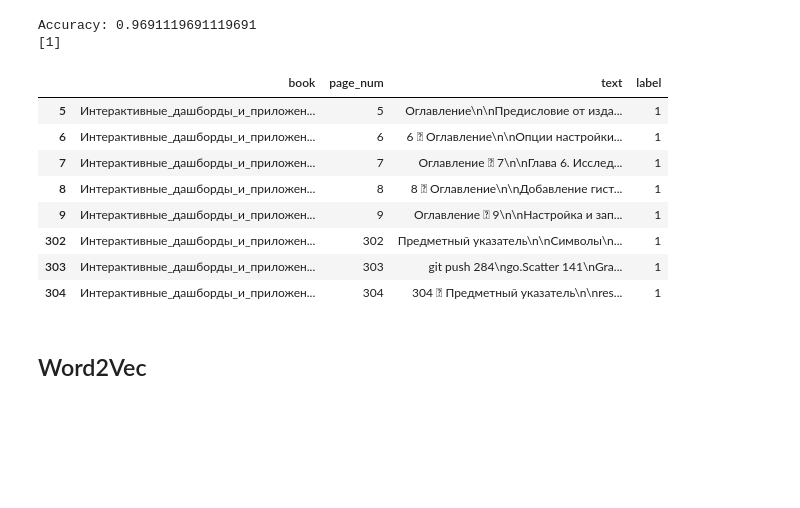
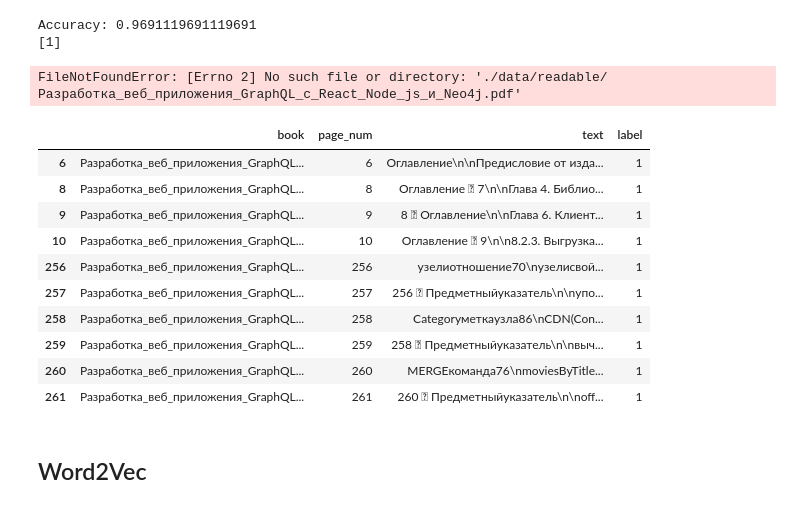
Before and after one commit to katanayka/CADO, a Jupyter notebook: research/generate_Train_data.ipynb, the cells around one changed output. Cells and saved outputs as stored; diff of their text form; code cells hidden in the pictures; blank space fills up the shorter version.

```diff
--- a/research/generate_Train_data.ipynb
+++ b/research/generate_Train_data.ipynb
@@ -171,34 +183,43 @@ print(clf.predict(vectorizer.transform([text])))
 # %% [output]
 Accuracy: 0.9691119691119691
 [1]
+# %%
+book_name_ = "Разработка_веб_приложения_GraphQL_с_React_Node_js_и_Neo4j.pdf"
+data_folder_ = "./data/test"
+bookDF = bookToDF(book_name_, data_folder_)
+bookDF["prediction"] = clf.predict(vectorizer.transform(bookDF["text"]))
+# %% [output]
+FileNotFoundError: [Errno 2] No such file or directory: './data/readable/Разработка_веб_приложения_GraphQL_с_React_Node_js_и_Neo4j.pdf'
 # %%
 from tqdm import tqdm
 
 # Take (./data/test/Интерактивные_дашборды_и_приложения_с_Plotly_и_Dash.pdf) and get pages where is the table of contents
 df_book = pd.DataFrame(columns=["book", "page_num", "text"])
-book_name = "Интерактивные_дашборды_и_приложения_с_Plotly_и_Dash.pdf"
+book_name = "Разработка_веб_приложения_GraphQL_с_React_Node_js_и_Neo4j.pdf"
 data_folder_ = "./data/test"
 len_book = len(list(extract_pages(f"{data_folder_}/{book_name}")))
 # Iterate over each page of the book
 for page in tqdm(range(len_book)):
     text = ""
     text += extract_text(f"{data_folder_}/{book_name}", page_numbers=[page])
     # Add to df the name of the book and text from the page
     df_book.loc[len(df_book)] = [book_name, page, text]
 
 # Use the model to predict if the page is a table of contents
 df_book["label"] = clf.predict(vectorizer.transform(df_book["text"]))
 df_book[df_book["label"] == 1]
 # %% [output]
 |  | book | page_num | text | label |
-| 5 | Интерактивные_дашборды_и_приложен... | 5 | Оглавление\n\nПредисловие от изда... | 1 |
-| 6 | Интерактивные_дашборды_и_приложен... | 6 | 6  Оглавление\n\nОпции настройки... | 1 |
-| 7 | Интерактивные_дашборды_и_приложен... | 7 | Оглавление  7\n\nГлава 6. Исслед... | 1 |
-| 8 | Интерактивные_дашборды_и_приложен... | 8 | 8  Оглавление\n\nДобавление гист... | 1 |
-| 9 | Интерактивные_дашборды_и_приложен... | 9 | Оглавление  9\n\nНастройка и зап... | 1 |
-| 302 | Интерактивные_дашборды_и_приложен... | 302 | Предметный указатель\n\nСимволы\n... | 1 |
-| 303 | Интерактивные_дашборды_и_приложен... | 303 | git push 284\ngo.Scatter 141\nGra... | 1 |
-| 304 | Интерактивные_дашборды_и_приложен... | 304 | 304  Предметный указатель\n\nres... | 1 |
+| 6 | Разработка_веб_приложения_GraphQL... | 6 | Оглавление\n\nПредисловие от изда... | 1 |
+| 8 | Разработка_веб_приложения_GraphQL... | 8 | Оглавление  7\n\nГлава 4. Библио... | 1 |
+| 9 | Разработка_веб_приложения_GraphQL... | 9 | 8  Оглавление\n\nГлава 6. Клиент... | 1 |
+| 10 | Разработка_веб_приложения_GraphQL... | 10 | Оглавление  9\n\n8.2.3. Выгрузка... | 1 |
+| 256 | Разработка_веб_приложения_GraphQL... | 256 | узел﻿и﻿отношение﻿﻿70\nузел﻿и﻿свой... | 1 |
+| 257 | Разработка_веб_приложения_GraphQL... | 257 | 256  Предметный﻿указатель\n\nупо... | 1 |
+| 258 | Разработка_веб_приложения_GraphQL... | 258 | Category﻿метка﻿узла﻿﻿86\nCDN﻿(Con... | 1 |
+| 259 | Разработка_веб_приложения_GraphQL... | 259 | 258  Предметный﻿указатель\n\nвыч... | 1 |
+| 260 | Разработка_веб_приложения_GraphQL... | 260 | MERGE﻿команда﻿﻿76\nmoviesByTitle﻿... | 1 |
+| 261 | Разработка_веб_приложения_GraphQL... | 261 | 260  Предметный﻿указатель\n\noff... | 1 |
 # %% [markdown]
 ## Word2Vec
 # %% [markdown]
```
Also changed, not shown: parts of 2 cells of this notebook, 5 other files.
